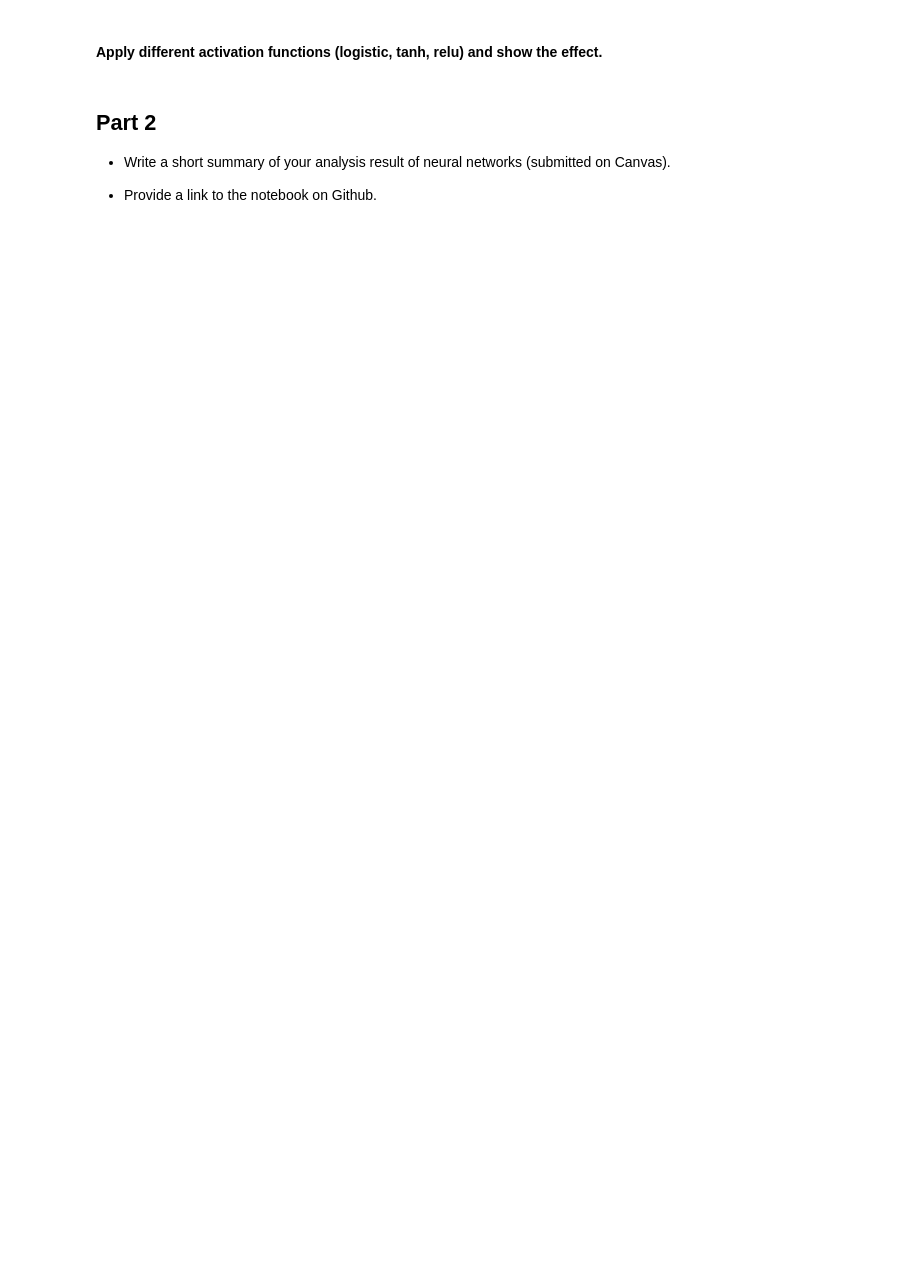
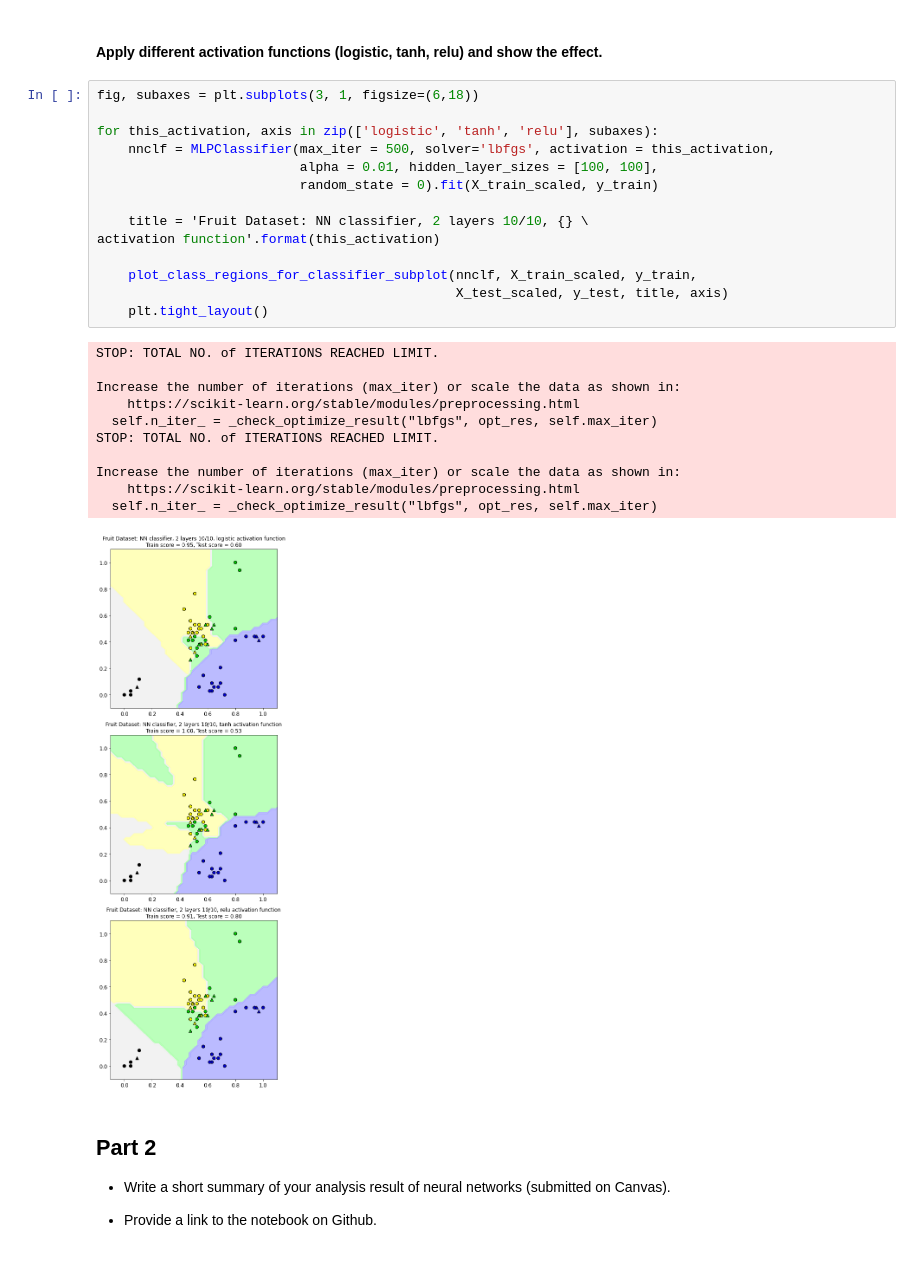
Before and after one commit to alarsen123/ML-HW, a Jupyter notebook: ME7_NN/ME7_NN/NN_basic.ipynb, the cells around one changed output. Drawn from its saved outputs; the diff is of its cells as text; blank space fills up the shorter version.

```diff
--- a/ME7_NN/ME7_NN/NN_basic.ipynb
+++ b/ME7_NN/ME7_NN/NN_basic.ipynb
@@ -858,5 +922,31 @@ Increase the number of iterations (max_iter) or scale the data as shown in:
 # %% [markdown]
 #### Apply different activation functions (logistic, tanh, relu) and show the effect.
+# %%
+fig, subaxes = plt.subplots(3, 1, figsize=(6,18))
+
+for this_activation, axis in zip(['logistic', 'tanh', 'relu'], subaxes):
+    nnclf = MLPClassifier(max_iter = 500, solver='lbfgs', activation = this_activation,
+                          alpha = 0.01, hidden_layer_sizes = [100, 100],
+                          random_state = 0).fit(X_train_scaled, y_train)
+
+    title = 'Fruit Dataset: NN classifier, 2 layers 10/10, {} \
+activation function'.format(this_activation)
+
+    plot_class_regions_for_classifier_subplot(nnclf, X_train_scaled, y_train,
+                                              X_test_scaled, y_test, title, axis)
+    plt.tight_layout()
+# %% [output]
+STOP: TOTAL NO. of ITERATIONS REACHED LIMIT.
+
+Increase the number of iterations (max_iter) or scale the data as shown in:
+    https://scikit-learn.org/stable/modules/preprocessing.html
+  self.n_iter_ = _check_optimize_result("lbfgs", opt_res, self.max_iter)
+STOP: TOTAL NO. of ITERATIONS REACHED LIMIT.
+
+Increase the number of iterations (max_iter) or scale the data as shown in:
+    https://scikit-learn.org/stable/modules/preprocessing.html
+  self.n_iter_ = _check_optimize_result("lbfgs", opt_res, self.max_iter)
+[figure, added]
 # %% [markdown]
 ## Part 2
 
```
Also changed, not shown: parts of 9 cells of this notebook.
